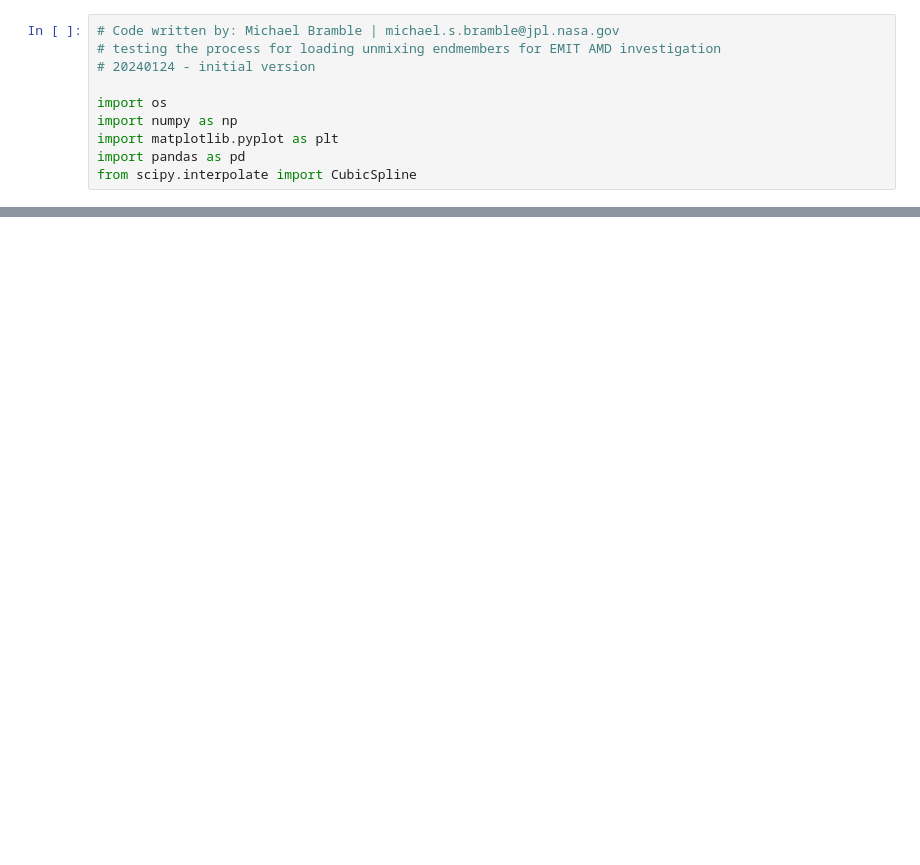
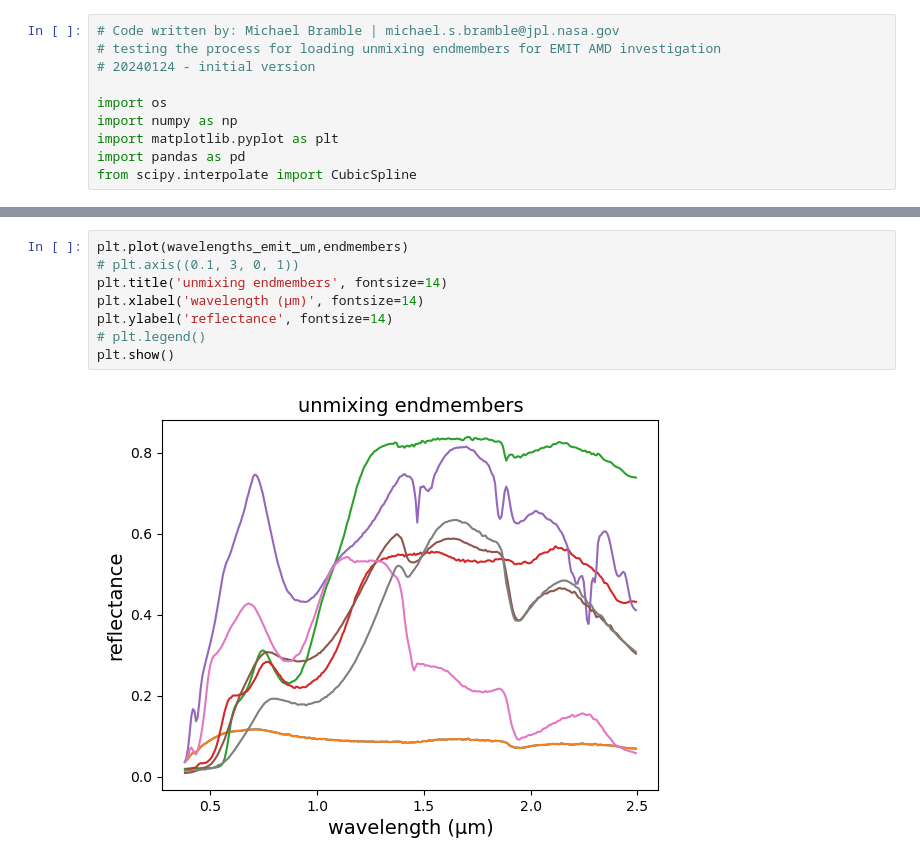
Before and after one commit to mikebramble/emit-spectral-unmixing, a Jupyter notebook: script_testing_load_endmembers.ipynb, the cells around one changed output, grey strips where cells are left out. Saved outputs shown, nothing was run; the diff lists cells and outputs as text; blank space fills up the shorter version.

Commit message:
Developed endmember and unmixing scripts

```diff
--- a/script_testing_load_endmembers.ipynb
+++ b/script_testing_load_endmembers.ipynb
@@ -106,0 +177,10 @@ min(df_schwertmannite_BZ93_1['reflectance'].replace(-1.23e+34,0))
+# %%
+plt.plot(wavelengths_emit_um,endmembers)
+# plt.axis((0.1, 3, 0, 1))
+plt.title('unmixing endmembers', fontsize=14)
+plt.xlabel('wavelength (µm)', fontsize=14)
+plt.ylabel('reflectance', fontsize=14)
+# plt.legend()
+plt.show()
+# %% [output]
+[figure, added]
```
Also changed, not shown: parts of 9 cells of this notebook, 2 other files.
